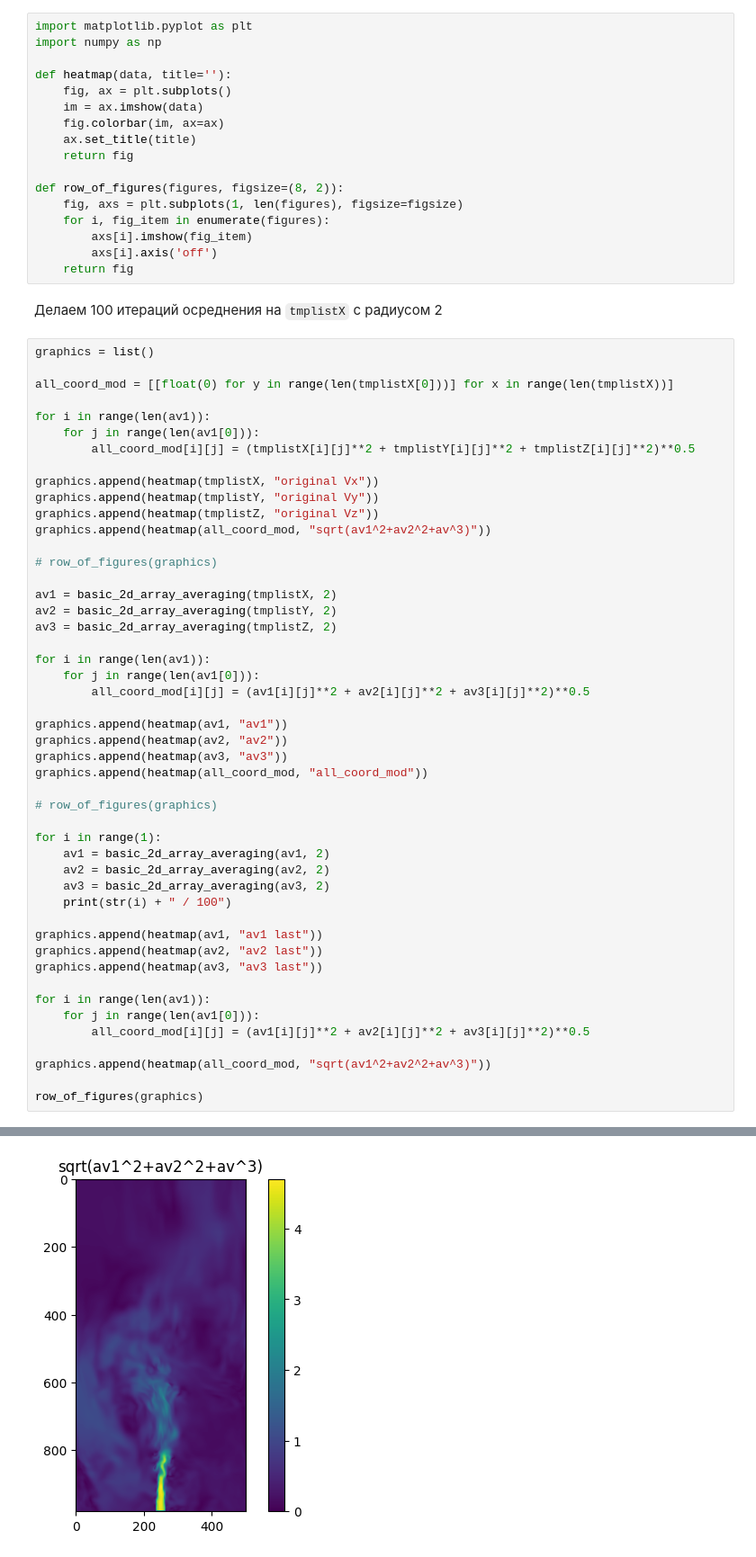
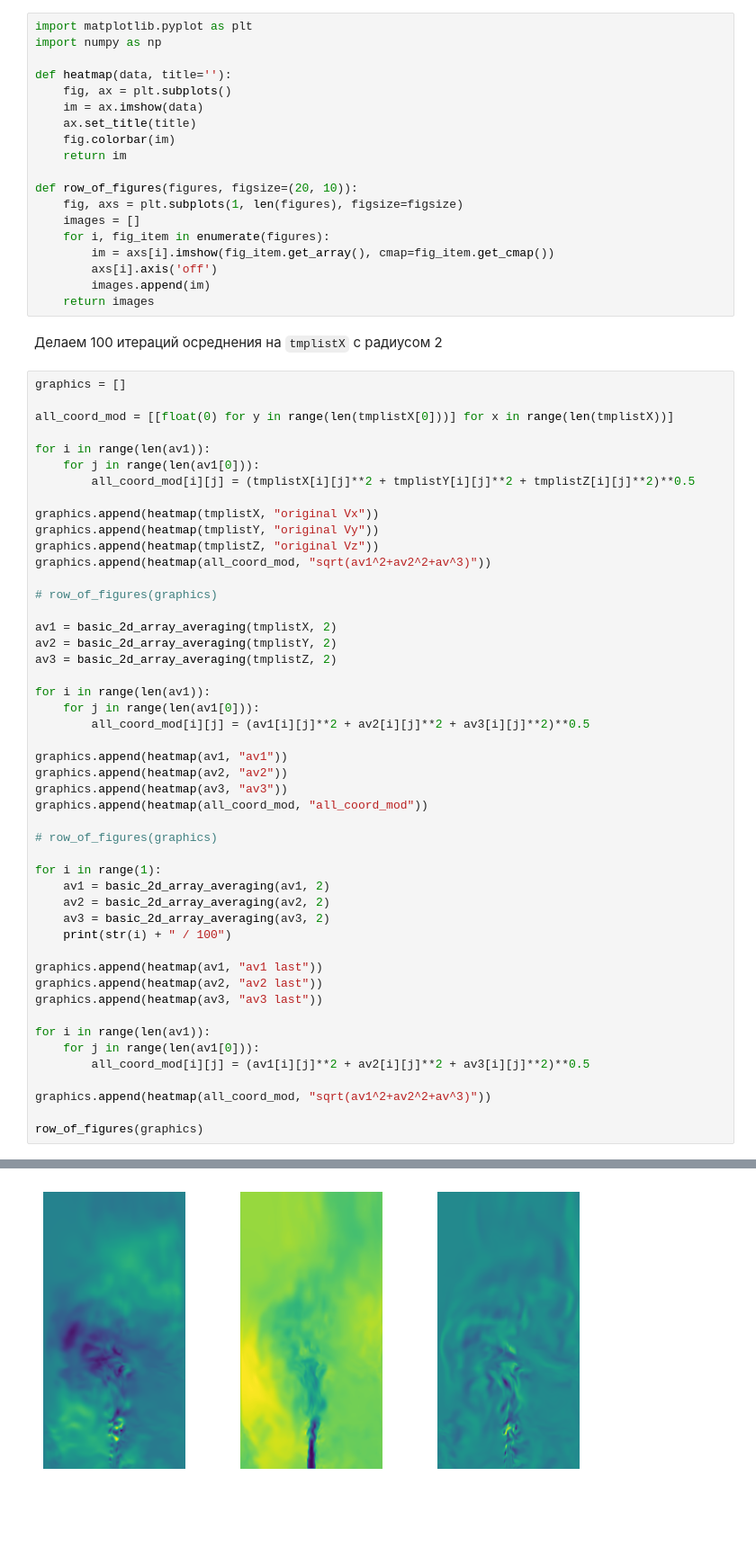
Before and after one commit to germanFid/FieldAveraging, a Jupyter notebook: playground.ipynb, the cells around one changed output, grey strips where cells are left out. Shown at 90% size. Saved outputs shown, nothing was run; the diff lists cells and outputs as text; blank space fills up the shorter version.

Commit message:
Fix heatmap

```diff
--- a/playground.ipynb
+++ b/playground.ipynb
@@ -43,20 +43,22 @@ import numpy as np
 def heatmap(data, title=''):
     fig, ax = plt.subplots()
     im = ax.imshow(data)
-    fig.colorbar(im, ax=ax)
     ax.set_title(title)
-    return fig
+    fig.colorbar(im)
+    return im
 
-def row_of_figures(figures, figsize=(8, 2)):
+def row_of_figures(figures, figsize=(20, 10)):
     fig, axs = plt.subplots(1, len(figures), figsize=figsize)
+    images = []
     for i, fig_item in enumerate(figures):
-        axs[i].imshow(fig_item)
+        im = axs[i].imshow(fig_item.get_array(), cmap=fig_item.get_cmap())
         axs[i].axis('off')
-    return fig
+        images.append(im)
+    return images
 # %% [markdown]
 Делаем 100 итераций осреднения на `tmplistX` с радиусом 2
 # %%
-graphics = list()
+graphics = []
 
 all_coord_mod = [[float(0) for y in range(len(tmplistX[0]))] for x in range(len(tmplistX))]
 
@@ -109,4 +109,4 @@ TypeError: Image data of dtype object cannot be converted to float
 [figure]
 [figure]
 [figure]
-[figure, old version]
+[figure, new version]
```
Also changed, not shown: parts of 1 cell of this notebook.
